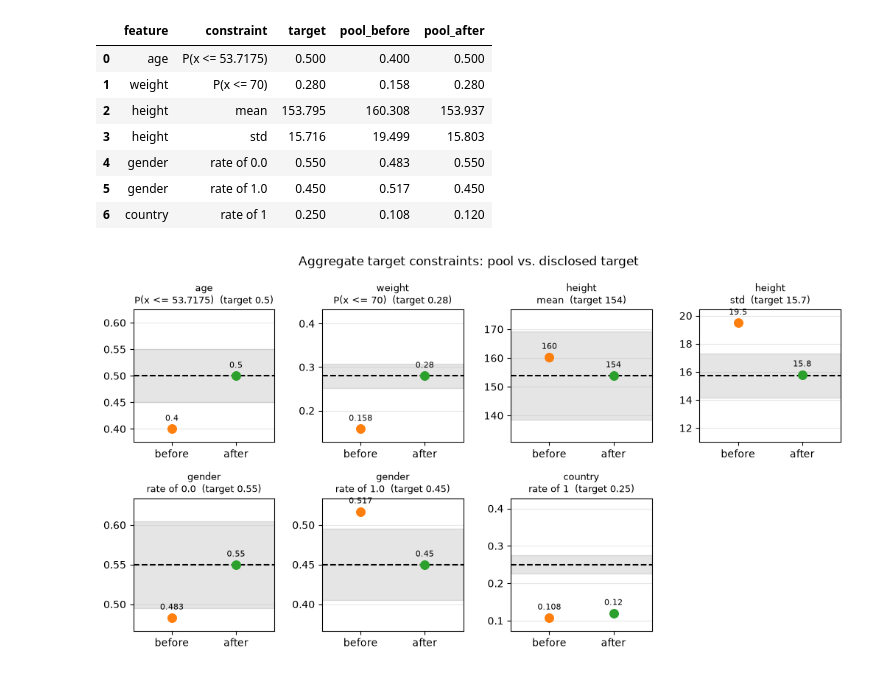
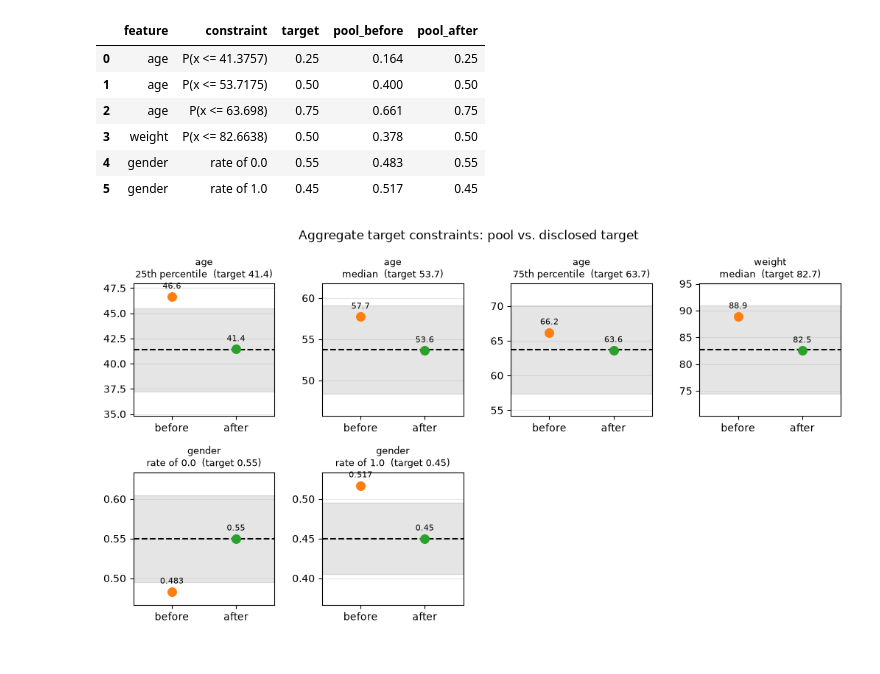
Before and after one commit to Bayer-Group/pybalance, a Jupyter notebook: sphinx/demos/aggregate_matching.ipynb, the cells around one changed output. Drawn from its saved outputs; the diff is of its cells as text; code cells hidden in the pictures.

```diff
--- a/sphinx/demos/aggregate_matching.ipynb
+++ b/sphinx/demos/aggregate_matching.ipynb
@@ -247,0 +195,8 @@ Number of solutions found: 18
+# %%
+def match_to(target):
+    """Match `pool` to an AggregateTarget; returns (matching_data, matched)."""
+    matching_data = MatchingData(pool=pool, target=target, headers=headers)
+    matcher = AggregateConstraintSatisfactionMatcher(
+        matching_data, time_limit=60, num_workers=1, verbose=True
+    )
+    return matching_data, matcher.match()
@@ -327,0 +290,4 @@ Number of solutions found: 5
+# %%
+path = get_demo_aggregate_target_path("quantiles")
+print(path, end="\n\n")
+print(open(path).read())
@@ -327,0 +330,4 @@ Number of solutions found: 5
+# %%
+target_c = AggregateTarget.from_csv(path)
+display(target_c)
+before_c, after_c = match_to(target_c)
@@ -359,5 +389,0 @@ plt.suptitle("Use case 3: all numeric stds forced to 0 (minimal variance)", y=1.
-# %%
-if 'pool (matched)' not in after_c.populations:
-    before_c.append(after_c.get_population('pool'), name='pool (matched)')
-plot_numeric_features(before_c, cumulative=False, bins=15, col_wrap=3)
-plt.suptitle("After matching (all numeric stds forced to 0)", y=1.08);
@@ -463,22 +390,18 @@ and after matching. A successful match moves the "after" dot onto the dashed lin
 # %%
-from pybalance.utils import aggregate_target_constraints
-from pybalance.visualization import plot_aggregate_target_match
-
-constraints = aggregate_target_constraints(matching_data_thresholded).merge(
-    aggregate_target_constraints(match_thresholded),
+constraints = aggregate_target_constraints(before_c).merge(
+    aggregate_target_constraints(after_c),
     on=["feature", "constraint", "target"],
     suffixes=("_before", "_after"),
 )
 display(constraints.round(3))
 
-fig = plot_aggregate_target_match(matching_data_thresholded, match_thresholded)
+fig = plot_aggregate_target_match(before_c, after_c)
 # %% [output]
 |  | feature | constraint | target | pool_before | pool_after |
-| 0 | age | P(x <= 53.7175) | 0.500 | 0.400 | 0.500 |
-| 1 | weight | P(x <= 70) | 0.280 | 0.158 | 0.280 |
-| 2 | height | mean | 153.795 | 160.308 | 153.937 |
-| 3 | height | std | 15.716 | 19.499 | 15.803 |
-| 4 | gender | rate of 0.0 | 0.550 | 0.483 | 0.550 |
-| 5 | gender | rate of 1.0 | 0.450 | 0.517 | 0.450 |
-| 6 | country | rate of 1 | 0.250 | 0.108 | 0.120 |
+| 0 | age | P(x <= 41.3757) | 0.25 | 0.164 | 0.25 |
+| 1 | age | P(x <= 53.7175) | 0.50 | 0.400 | 0.50 |
+| 2 | age | P(x <= 63.698) | 0.75 | 0.661 | 0.75 |
+| 3 | weight | P(x <= 82.6638) | 0.50 | 0.378 | 0.50 |
+| 4 | gender | rate of 0.0 | 0.55 | 0.483 | 0.55 |
+| 5 | gender | rate of 1.0 | 0.45 | 0.517 | 0.45 |
-[figure, old version]
+[figure, new version]
```
Also changed, not shown: parts of 56 cells of this notebook, 13 other files.
